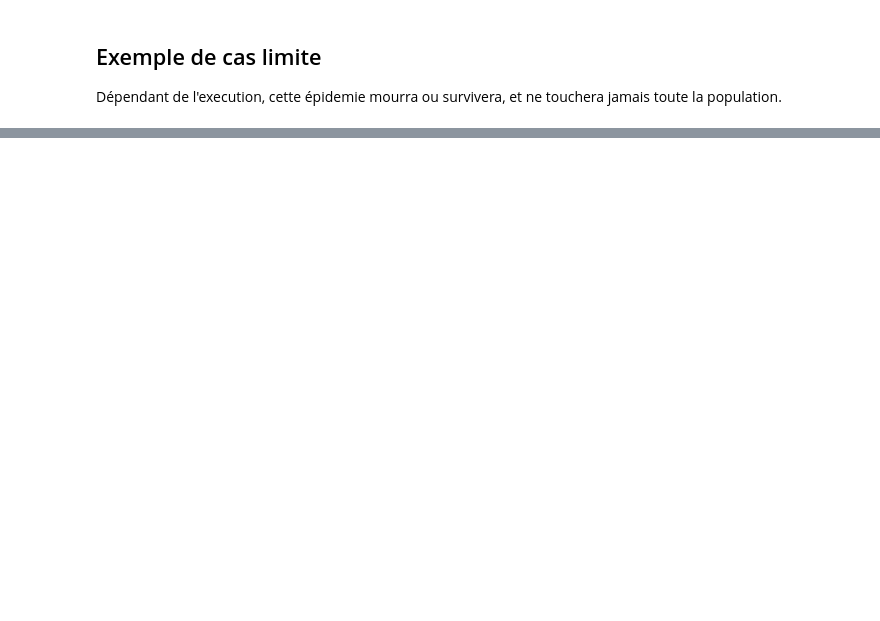
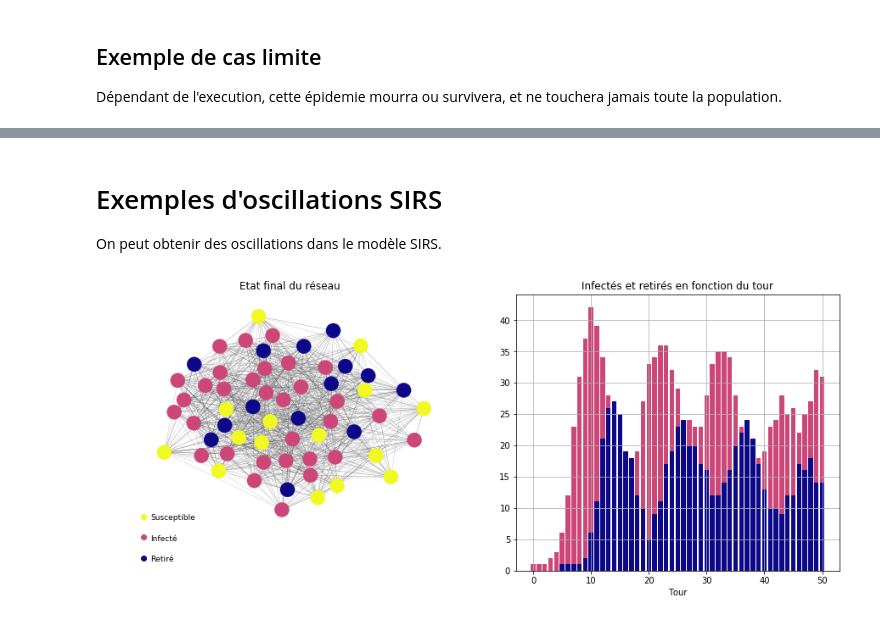
Before and after one commit to farid-fari/epidemics, a Jupyter notebook: epidemics/Exemples.ipynb, the cells around one changed output, grey strips where cells are left out. Saved outputs shown, nothing was run; the diff lists cells and outputs as text; code cells hidden in the pictures; blank space fills up the shorter version.

Commit message:
mise à jour du modèle arbre et ajout de subplots

```diff
--- a/epidemics/Exemples.ipynb
+++ b/epidemics/Exemples.ipynb
@@ -27,0 +32,7 @@ sir.plot(100, 3, 0.05, 20, density=0.07)
+# %% [markdown]
+# Exemples d'oscillations SIRS
+On peut obtenir des oscillations dans le modèle SIRS.
+# %%
+sirs.plot(turns=50)
+# %% [output]
+[figure, added]
```
Also changed, not shown: parts of 7 cells of this notebook, 5 other files.
